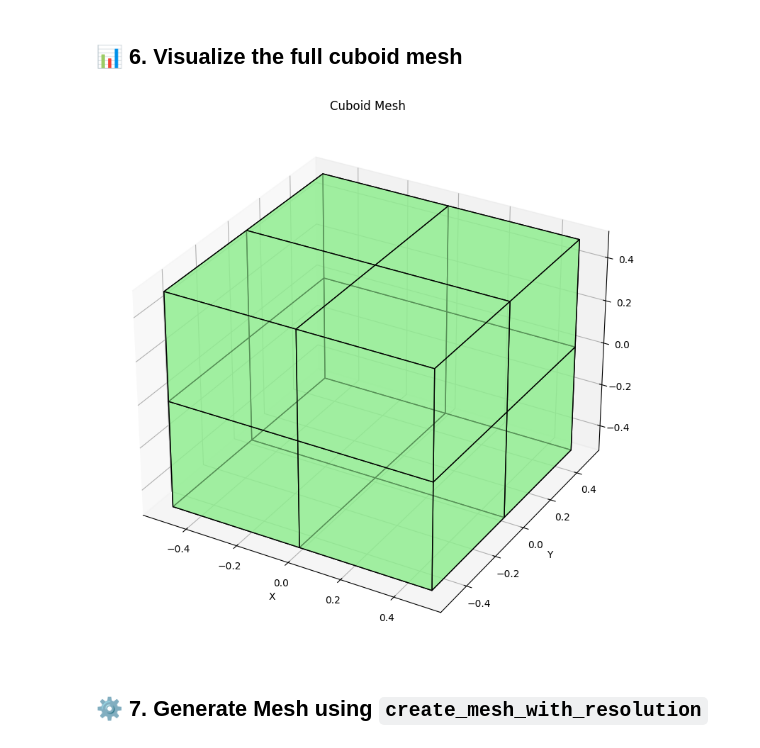
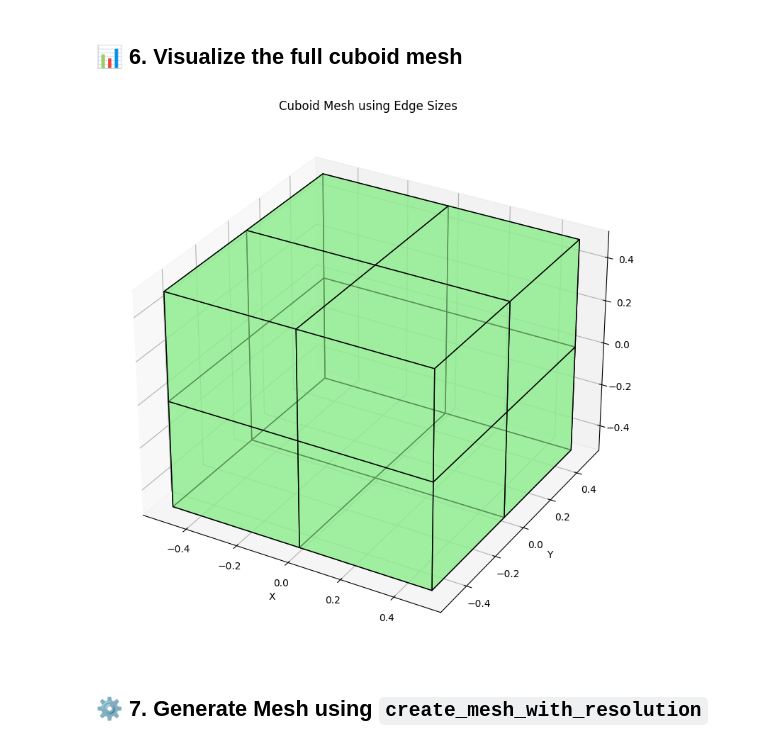
Before and after one commit to ckesanapalli/Surface_Mesher, a Jupyter notebook: examples/cuboid.ipynb, the cells around one changed output. Drawn from its saved outputs; the diff is of its cells as text; code cells hidden in the pictures.

```diff
--- a/examples/cuboid.ipynb
+++ b/examples/cuboid.ipynb
@@ -138,19 +137,19 @@ array([-0.5,  0. ])
 # %%
 
 fig = plt.figure(figsize=(8, 8))
 ax = fig.add_subplot(111, projection='3d')
 
 poly = Poly3DCollection(mesh, facecolors='lightgreen', edgecolors='k', alpha=0.6)
 ax.add_collection3d(poly)
 
 ax.set_xlabel('X')
 ax.set_ylabel('Y')
 ax.set_zlabel('Z')
-ax.set_title('Cuboid Mesh')
+ax.set_title('Cuboid Mesh using Edge Sizes')
 plt.tight_layout()
 plt.show()
 # %% [output]
-[figure, old version]
+[figure, new version]
 # %% [markdown]
 ## ⚙️ 7. Generate Mesh using `create_mesh_with_resolution`
 # %%
```
Also changed, not shown: parts of 4 cells of this notebook.
